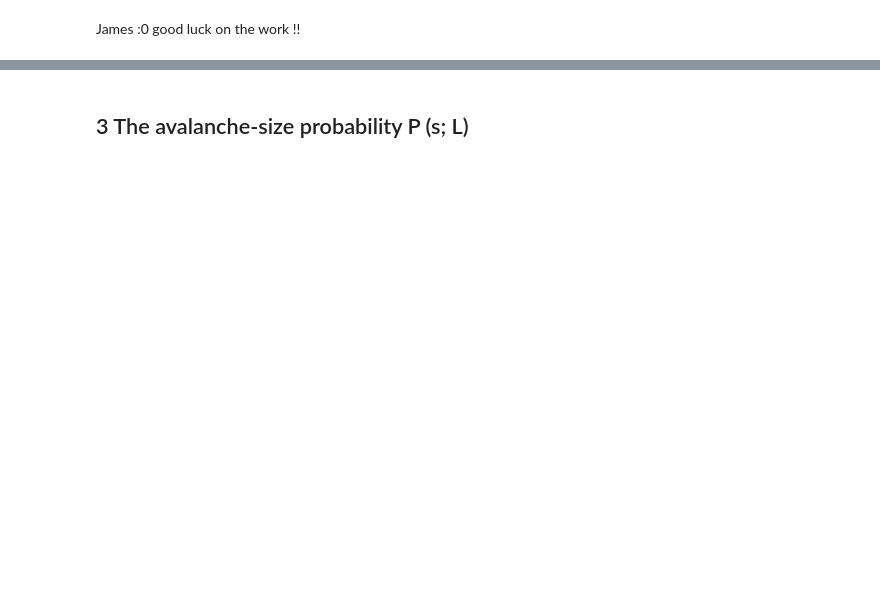
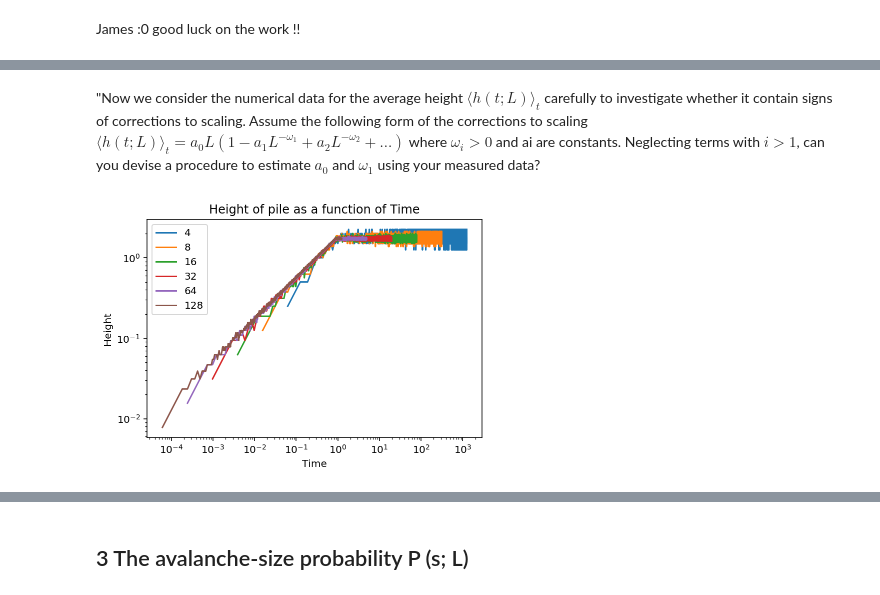
Before and after one commit to yooxiang/Complexity_Oslo, a Jupyter notebook: Self-Organised_Critical_Model.ipynb, the cells around one changed output, grey strips where cells are left out. Saved outputs shown, nothing was run; the diff lists cells and outputs as text; code cells hidden in the pictures; blank space fills up the shorter version.

```diff
--- a/Self-Organised_Critical_Model.ipynb
+++ b/Self-Organised_Critical_Model.ipynb
@@ -210,0 +340,25 @@ James :0 good luck on the work !!
+# %% [markdown]
+"Now we consider the numerical data for the average height $⟨h(t; L)⟩_t$ carefully to investigate whether it contain signs of corrections to scaling. Assume the following form of the corrections to scaling $⟨h(t; L)⟩_t = a_0L (1 − a_1L^{−ω_1} + a_2L^{−ω_2} + . . .)$ where $ω_i > 0$ and ai are constants. Neglecting terms with $i > 1$, can you devise a procedure to estimate $a_0$ and $ω_1$ using your measured data?
+# %%
+def Oslo_height_plot_collapse(L,p,n):
+    x = Oslo_height(L,p,n)
+    height = []
+    for i in range(len(x[1])):
+        height.append(x[1][i]/L)
+    time = sp.linspace(1,n,n)/(L**2)
+
+    plt.loglog(time,height,label = L)
+    plt.xlabel("Time")
+    plt.ylabel("Height")
+    plt.title("Height of pile as a function of Time")
+    plt.legend()
+    plt.show
+
+def Oslo_height_plot_list_collapse(L_list,p,n,):
+    for i in range(len(L_list)):
+        Oslo_height_plot_collapse(L_list[i],p,n)
+
+L_list_collapse = [4,8,16,32,64,128]
+Oslo_height_plot_list_collapse(L_list,0.5,20000)
+# %% [output]
+[figure, added]
```
Also changed, not shown: parts of 25 cells of this notebook.
